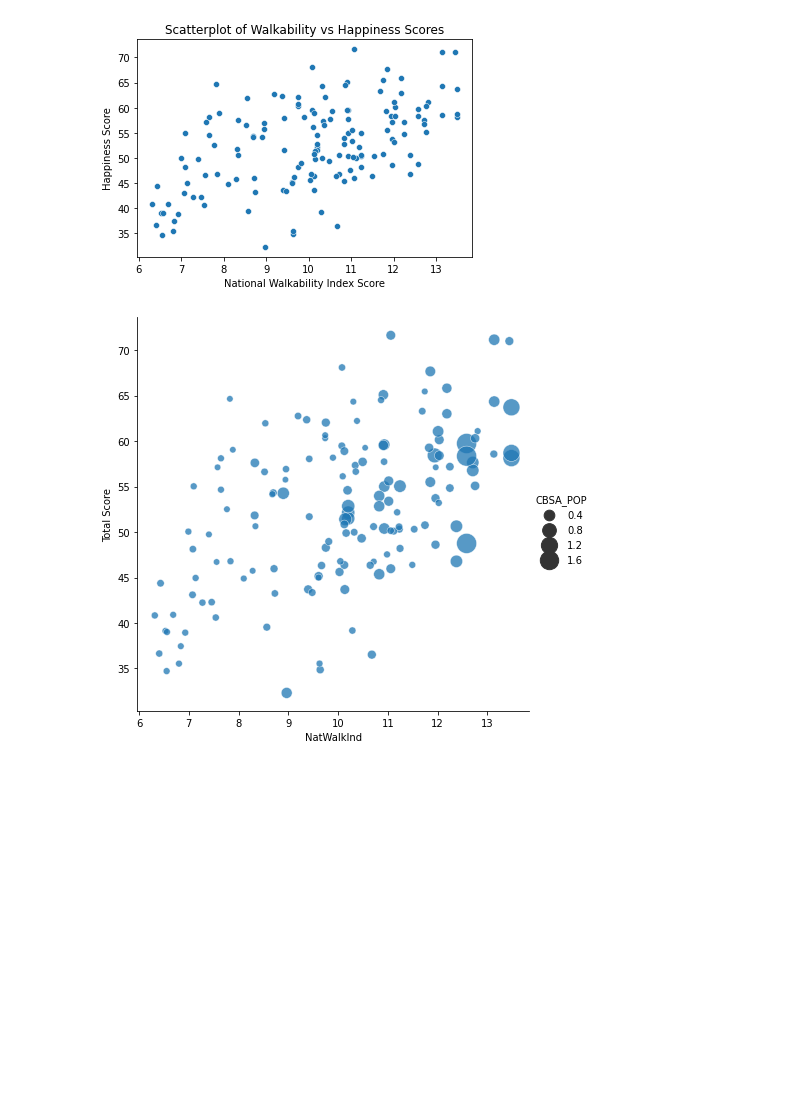
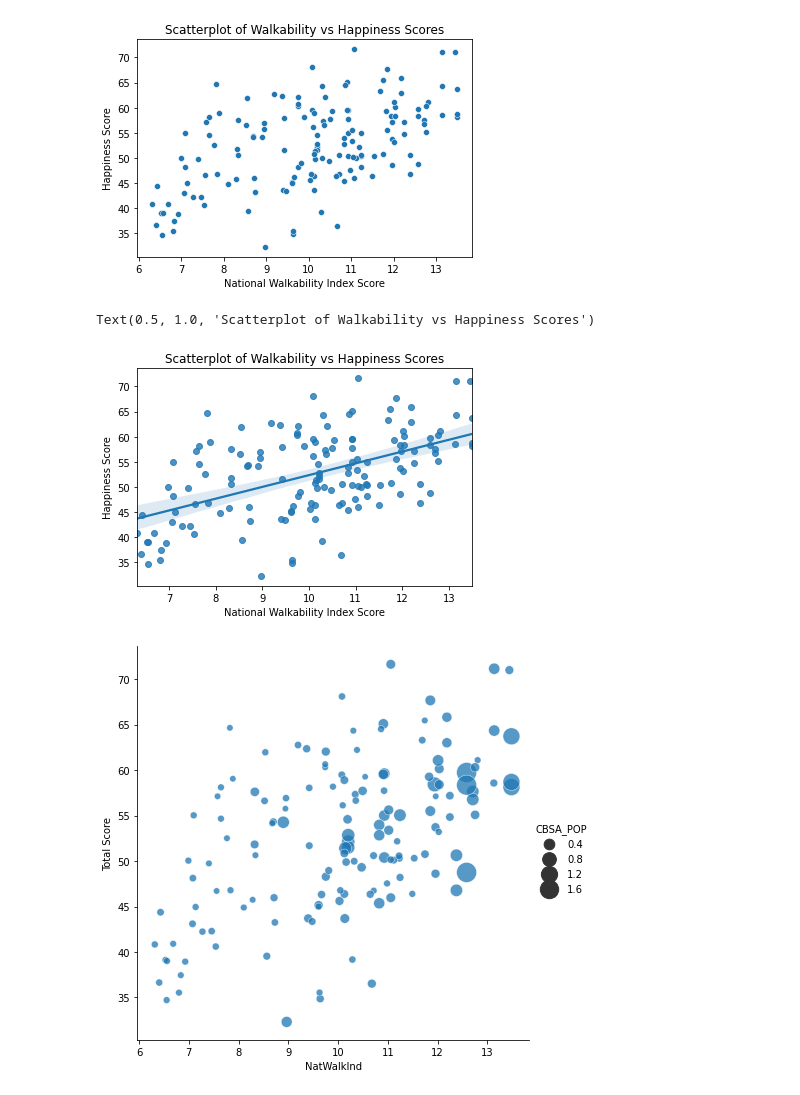
Before and after one commit to haleyej/330_final_project, a Jupyter notebook: process_data.ipynb, the cells around one changed output. Drawn from its saved outputs; the diff is of its cells as text; code cells hidden in the pictures; blank space fills up the shorter version.

```diff
--- a/process_data.ipynb
+++ b/process_data.ipynb
@@ -266,6 +266,13 @@ g.set_title("Scatterplot of Walkability vs Happiness Scores")
 # %% [output]
 Text(0.5, 1.0, 'Scatterplot of Walkability vs Happiness Scores')
 [figure]
+# %%
+g = sns.regplot(x = 'NatWalkInd', y = 'Total Score', data = df)
+g.set(xlabel = 'National Walkability Index Score', ylabel = 'Happiness Score')
+g.set_title("Scatterplot of Walkability vs Happiness Scores")
+# %% [output]
+Text(0.5, 1.0, 'Scatterplot of Walkability vs Happiness Scores')
+[figure, added]
 # %%
 g = sns.relplot(x = "NatWalkInd", y = "Total Score", size = "CBSA_POP",
             sizes = (40, 400), alpha = 0.75, palette = "muted",
```
Also changed, not shown: parts of 2 cells of this notebook.
